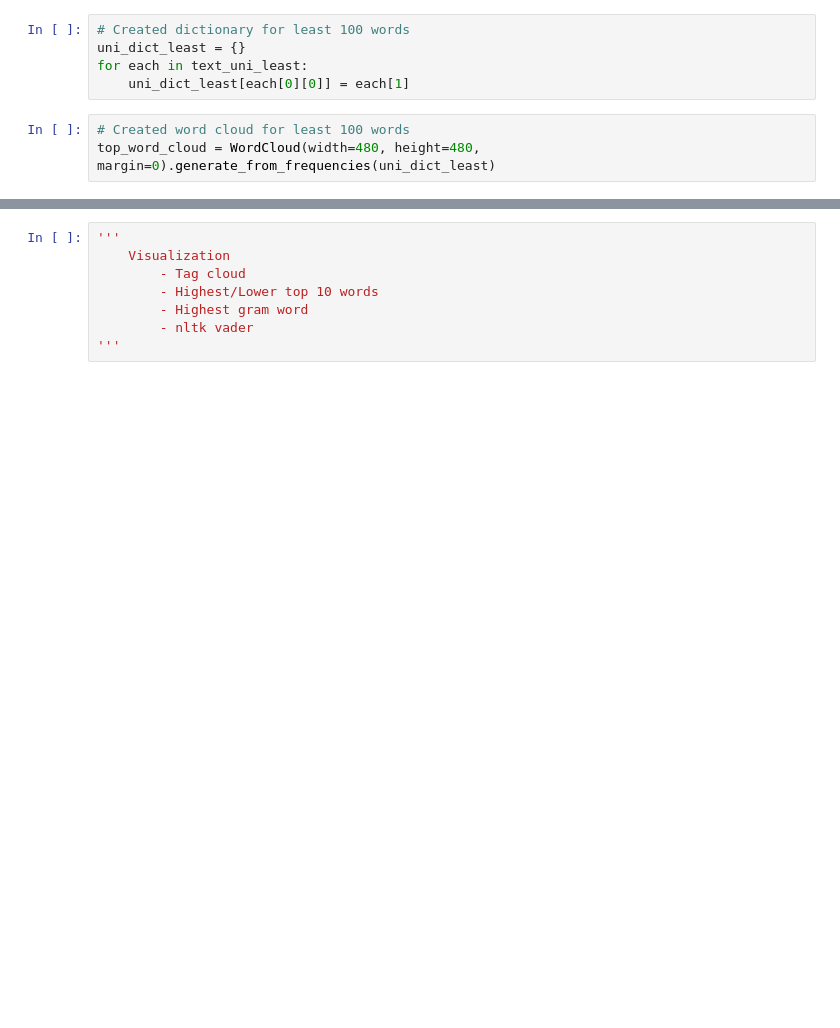
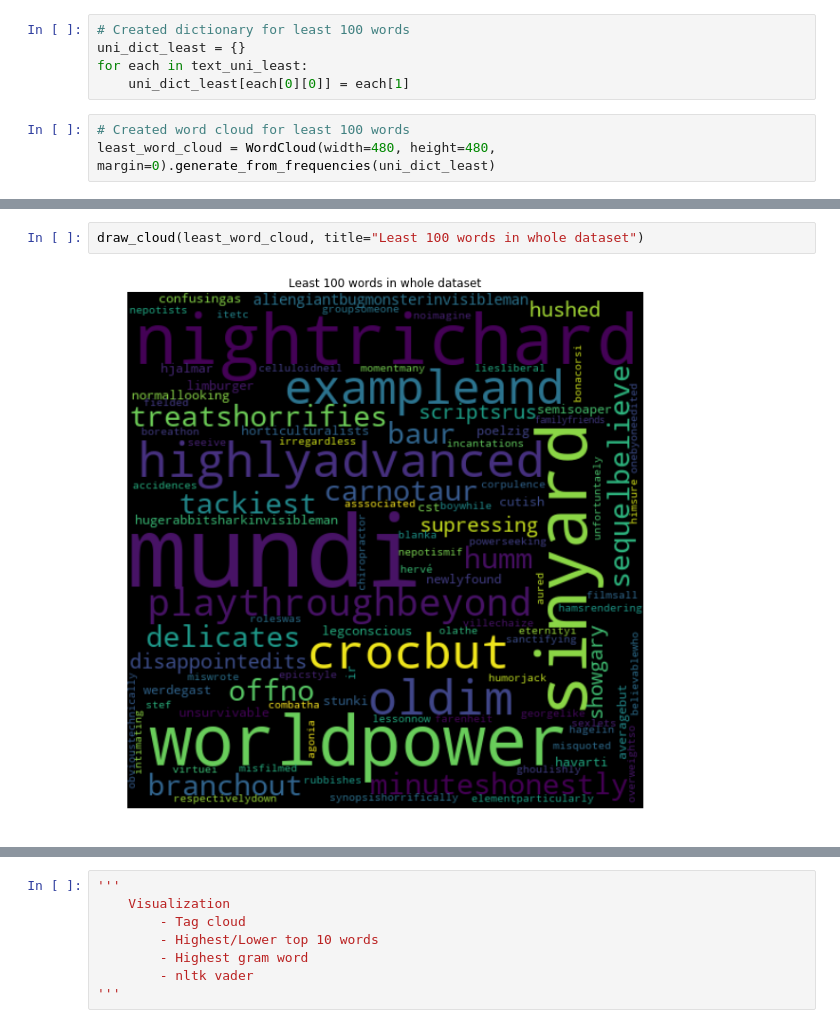
Before and after one commit to oya163/DataScience101, a Jupyter notebook: movie/movie_sentiment.ipynb, the cells around one changed output, grey strips where cells are left out. Drawn from its saved outputs; the diff is of its cells as text; blank space fills up the shorter version.

```diff
--- a/movie/movie_sentiment.ipynb
+++ b/movie/movie_sentiment.ipynb
@@ -673,4 +666,4 @@ for each in text_uni_least:
     uni_dict_least[each[0][0]] = each[1]
 # %%
 # Created word cloud for least 100 words
-top_word_cloud = WordCloud(width=480, height=480, margin=0).generate_from_frequencies(uni_dict_least)
+least_word_cloud = WordCloud(width=480, height=480, margin=0).generate_from_frequencies(uni_dict_least)
@@ -685,0 +670,4 @@ plt.show()
+# %%
+draw_cloud(least_word_cloud, title="Least 100 words in whole dataset")
+# %% [output]
+[figure, added]
```
Also changed, not shown: parts of 16 cells of this notebook.
